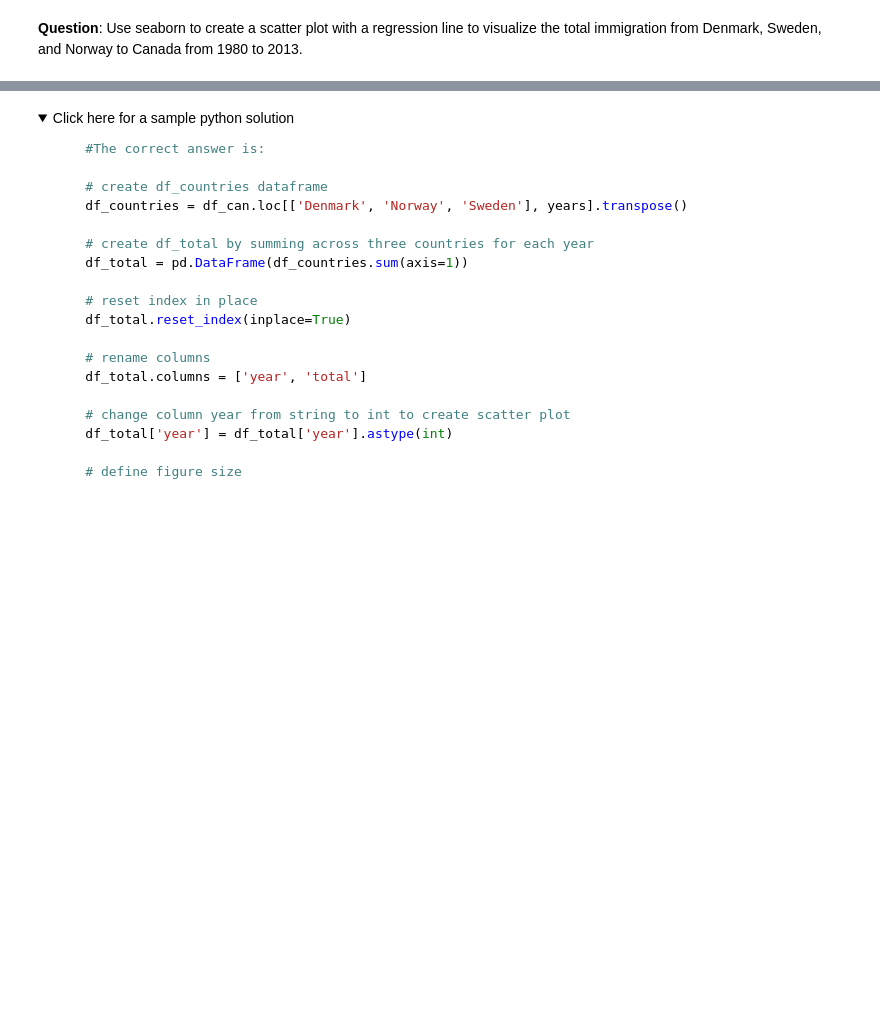
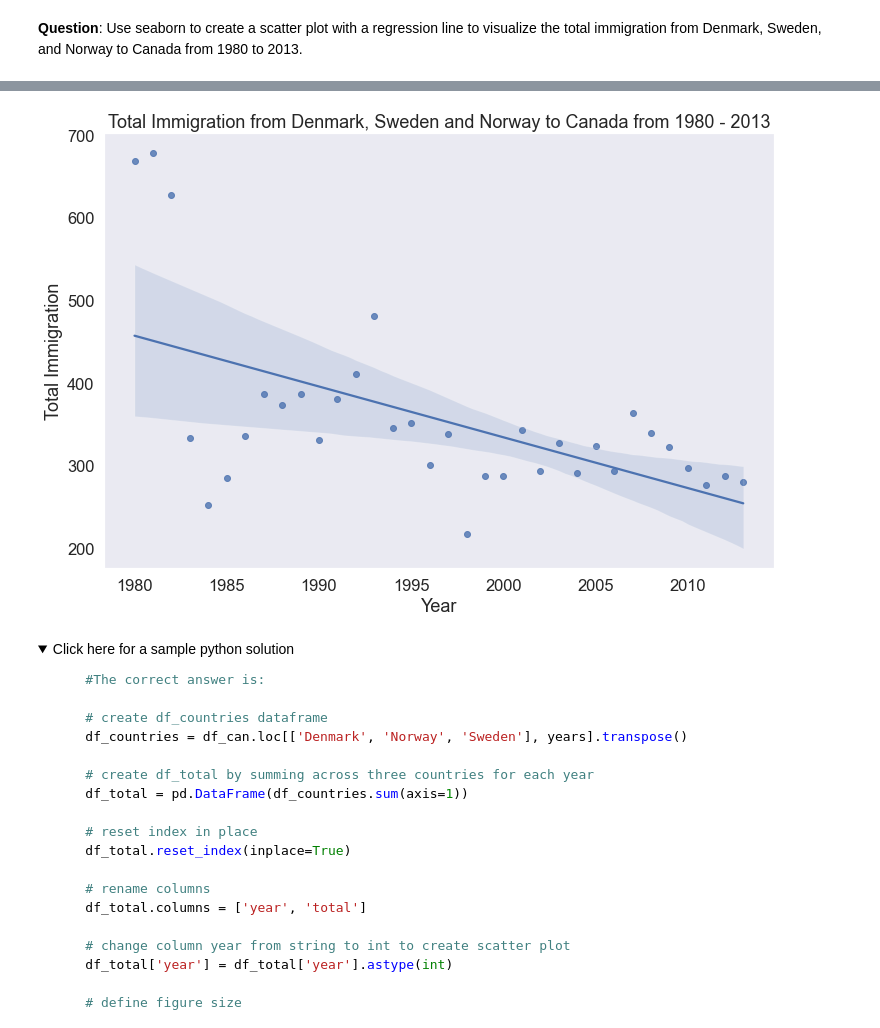
Before and after one commit to Ayobami6/IBM-Data-Analysis-Lab, a Jupyter notebook: Data_viz_lab/DV0101EN-Exercise-Waffle-Charts-Word-Clouds-and-Regression-Plots.ipynb, the cells around one changed output, grey strips where cells are left out. Cells and saved outputs as stored; diff of their text form; code cells hidden in the pictures; folded sections open; blank space fills up the shorter version.

```diff
--- a/Data_viz_lab/DV0101EN-Exercise-Waffle-Charts-Word-Clouds-and-Regression-Plots.ipynb
+++ b/Data_viz_lab/DV0101EN-Exercise-Waffle-Charts-Word-Clouds-and-Regression-Plots.ipynb
@@ -749,0 +739,14 @@ sns.regplot(x=years, y=)
+# %%
+df_dsn_tot = pd.DataFrame(df_dsn[years].sum(axis=0))
+
+# change the years to type float (useful for regression later on)
+df_dsn_tot.index = map(float, df_dsn_tot.index)
+
+# # reset the index to put in back in as a column in the df_tot dataframe
+df_dsn_tot.reset_index(inplace=True)
+
+# # rename columns
+df_dsn_tot.columns = ['year', 'total']
+
+# # view the final dataframe
+df_dsn_tot.head()
@@ -750,3 +760,15 @@ sns.regplot(x=years, y=)
+# %%
+### type your answer here
+plt.figure(figsize=(12,8))
+sns.set(font_scale=1.5)
+sns.set_style('dark')
+
+ax= sns.regplot(x='year', y='total', data=df_dsn_tot, marker='o')
+ax.set(xlabel='Year', ylabel='Total Immigration')
+ax.set_title('Total Immigration from Denmark, Sweden and Norway to Canada from 1980 - 2013')
+plt.show()
+# %% [output]
+[figure, added]
 # %% [markdown]
 <details><summary>Click here for a sample python solution</summary>
 
```
Also changed, not shown: parts of 2 cells of this notebook.
